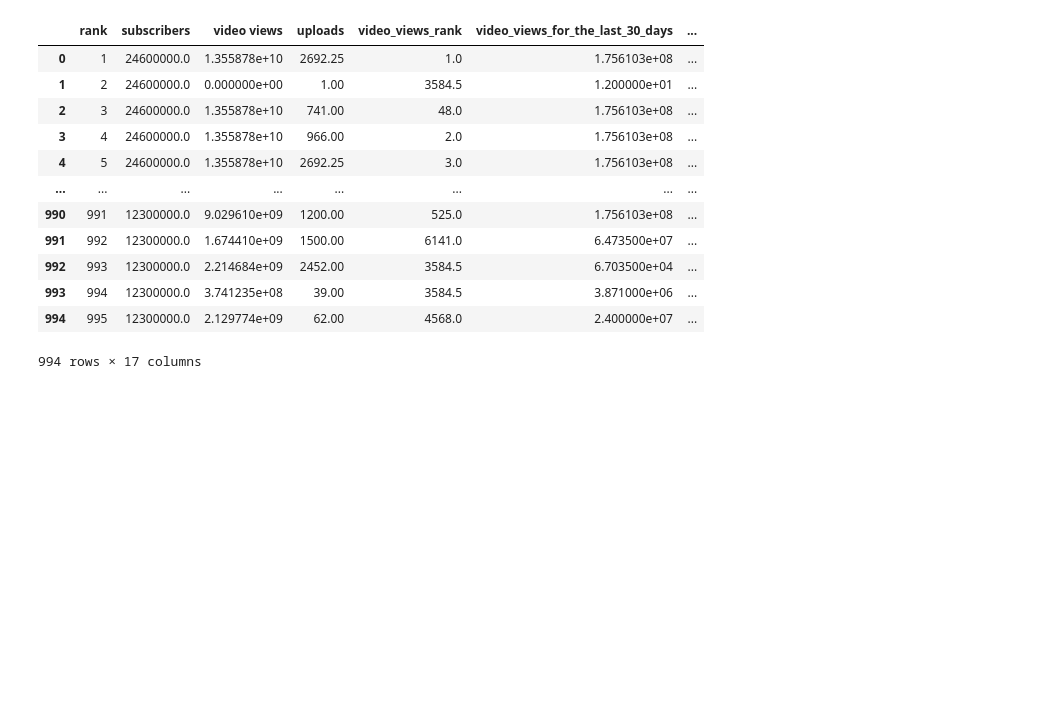
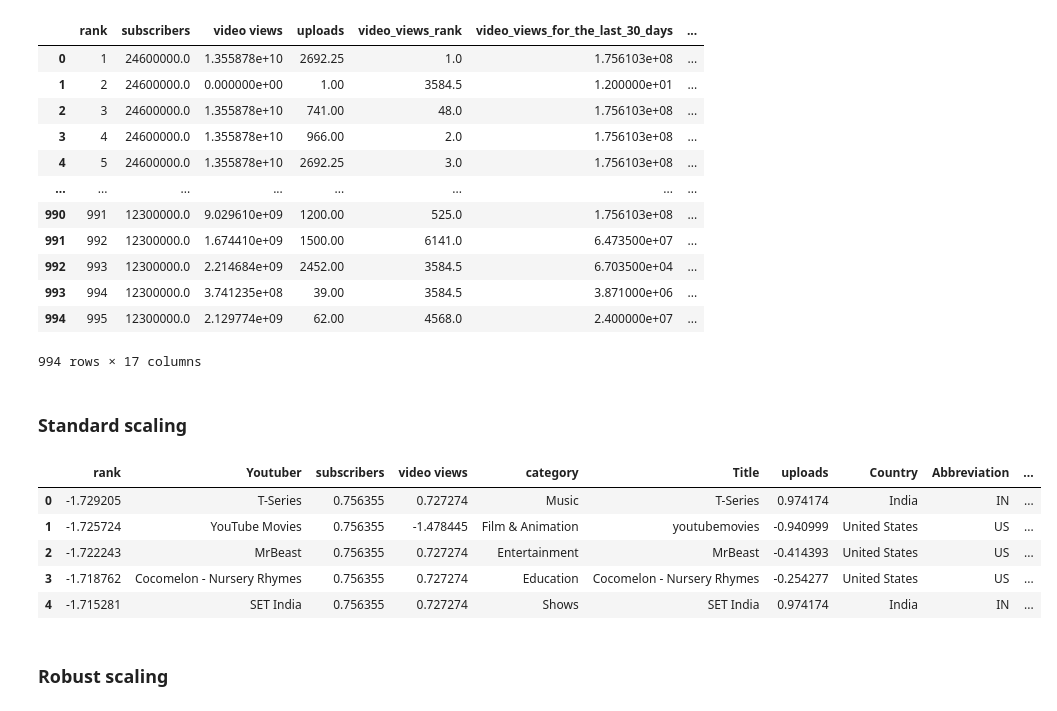
Before and after one commit to parshvak26/Data-Preprocessing, a Jupyter notebook: Data_preprocessing.ipynb, the cells around one changed output. Cells and saved outputs as stored; diff of their text form; code cells hidden in the pictures; blank space fills up the shorter version.

```diff
--- a/Data_preprocessing.ipynb
+++ b/Data_preprocessing.ipynb
@@ -448,3 +450,25 @@ from sklearn.preprocessing import MinMaxScaler
 
 scaler = MinMaxScaler()
 df[numeric_columns.columns] = scaler.fit_transform(numeric_columns)
+# %% [markdown]
+### Standard scaling
+# %%
+df = df_copy.copy()
+# %%
+numeric_columns = df.select_dtypes(include=['number'])
+# %%
+from sklearn.preprocessing import StandardScaler
+
+scaler = StandardScaler()
+df[numeric_columns.columns] = scaler.fit_transform(numeric_columns)
+# %%
+df.head(5)
+# %% [output]
+|  | rank | Youtuber | subscribers | video views | category | Title | uploads | Country | Abbreviation | ... |
+| 0 | -1.729205 | T-Series | 0.756355 | 0.727274 | Music | T-Series | 0.974174 | India | IN | ... |
+| 1 | -1.725724 | YouTube Movies | 0.756355 | -1.478445 | Film & Animation | youtubemovies | -0.940999 | United States | US | ... |
+| 2 | -1.722243 | MrBeast | 0.756355 | 0.727274 | Entertainment | MrBeast | -0.414393 | United States | US | ... |
+| 3 | -1.718762 | Cocomelon - Nursery Rhymes | 0.756355 | 0.727274 | Education | Cocomelon - Nursery Rhymes | -0.254277 | United States | US | ... |
+| 4 | -1.715281 | SET India | 0.756355 | 0.727274 | Shows | SET India | 0.974174 | India | IN | ... |
+# %% [markdown]
+### Robust scaling
```
Also changed, not shown: parts of 6 cells of this notebook.
